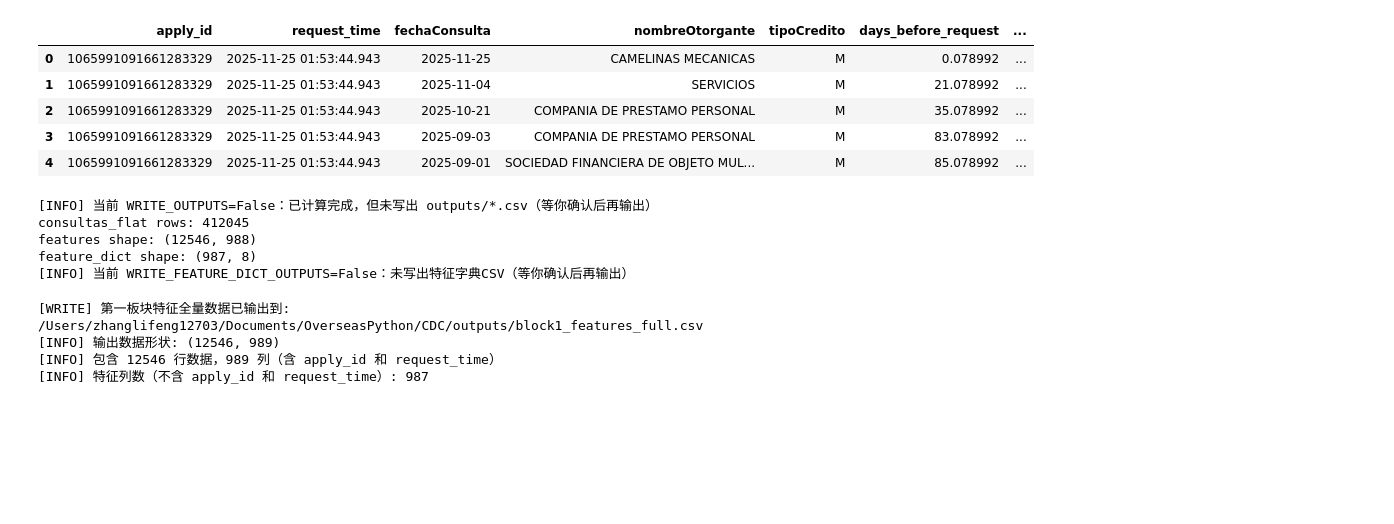
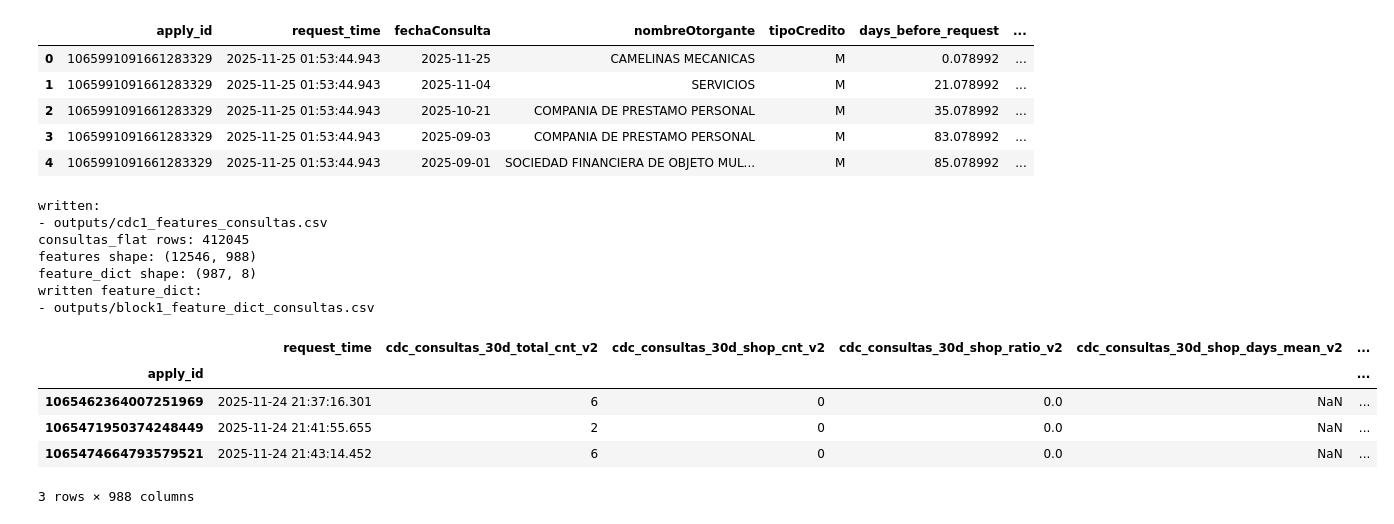
Before and after one commit to Li-Binzhuang/DataCheck, a Jupyter notebook: CDC/第一板块衍生.ipynb, the cells around one changed output. Cells and saved outputs as stored; diff of their text form; code cells hidden in the pictures; blank space fills up the shorter version.

```diff
--- a/CDC/第一板块衍生.ipynb
+++ b/CDC/第一板块衍生.ipynb
@@ -620,16 +620,18 @@ features = derive_consultas_features(  # 调用上一格定义的函数，生成
 
 # === 输出开关（默认不输出，等你确认后再改成 True）===
 WRITE_OUTPUTS = True  # True：写 outputs/*.csv；False：只在内存里生成 features/consultas_df 不落盘
+WRITE_FLAT_CSV = False  # True：输出 consultas_flat.csv；False：跳过明细表输出（只输出特征表）
 
 # 你最终只需要 2 个 outputs：
 # 1) 原始数据展开后的明细（consultas_flat.csv）
-# 2) 衍生后的特征表（features_consultas.csv）
+# 2) 衍生后的特征表（cdc1_features_consultas.csv）
 
 consultas_out_path = OUTPUT_DIR / "consultas_flat.csv"  # 定义“平铺明细表”的输出路径
-features_out_path = OUTPUT_DIR / "features_consultas.csv"  # 定义“特征表”的输出路径
+features_out_path = OUTPUT_DIR / "cdc1_features_consultas.csv"  # 定义“特征表”的输出路径
 
 if WRITE_OUTPUTS:  # 只有你确认后才真正落盘
-    consultas_df.to_csv(consultas_out_path, index=False, encoding="utf-8-sig")  # 导出明细表：index=False 不写行索引；utf-8-sig 兼容 Excel 打开
+    if WRITE_FLAT_CSV:  # 根据 WRITE_FLAT_CSV 开关决定是否输出平铺明细文件
+        consultas_df.to_csv(consultas_out_path, index=False, encoding="utf-8-sig")  # 导出明细表
 
     # 只对“衍生特征列”加前缀/后缀（request_time 不加），并写出到 CSV
     _rename_map_for_write = {c: f"cdc_{c}_v2" for c in features.columns if c != "request_time"}
@@ -645,7 +647,8 @@ if WRITE_OUTPUTS:  # 只有你确认后才真正落盘
     )
 
     print("written:")  # 打印提示：下面输出写入的文件路径
-    print("-", consultas_out_path)  # 输出明细表路径
+    if WRITE_FLAT_CSV:
+        print("-", consultas_out_path)  # 输出明细表路径
     print("-", features_out_path)  # 输出特征表路径
 else:
     print("[INFO] 当前 WRITE_OUTPUTS=False：已计算完成，但未写出 outputs/*.csv（等你确认后再输出）")
@@ -795,7 +798,7 @@ feature_dict.head(10)
 # === 导出：特征字典 CSV（3列：特征名称/中文释义/逻辑解释）===
 # 说明：你要的是每个板块各自导出一份“特征字典CSV”，用于你后续手工上下拼接。
 # 默认不写文件：你确认后把 WRITE_FEATURE_DICT_OUTPUTS 改成 True 才会写出。
-WRITE_FEATURE_DICT_OUTPUTS = False
+WRITE_FEATURE_DICT_OUTPUTS = True
 
 # 大白话：为了让“特征字典”给不熟悉字段的人也看得懂，这里补一份“原始字段 -> 中文含义”的说明。
 # 说明：只要 logic_desc 里出现字段名，我们就用“字段名=中文含义”的方式把它解释清楚。
@@ -858,41 +861,45 @@ feature_dict_3col = pd.DataFrame(
     }
 )
 
-feature_dict_out_path = OUTPUT_DIR / "feature_dict_consultas.csv"
+feature_dict_out_path = OUTPUT_DIR / "block1_feature_dict_consultas.csv"
 
 if WRITE_FEATURE_DICT_OUTPUTS:
     feature_dict_3col.to_csv(feature_dict_out_path, index=False, encoding="utf-8-sig")
     print("written feature_dict:")
     print("-", feature_dict_out_path)
 else:
     print("[INFO] 当前 WRITE_FEATURE_DICT_OUTPUTS=False：未写出特征字典CSV（等你确认后再输出）")
 
 # === 特征列名统一加前后缀（只改 features，不改特征字典）===
 FEATURE_PREFIX = "cdc_"
 FEATURE_SUFFIX = "_v2"
 
 rename_map = {
     c: f"{FEATURE_PREFIX}{c}{FEATURE_SUFFIX}"
     for c in features.columns
     if c != "request_time"
 }
 features = features.rename(columns=rename_map)
 
 # === 衍生特征统一保留2位小数（只改 features，不改特征字典；request_time 不动）===
 _round_cols = [c for c in features.columns if c != "request_time"]
 features[_round_cols] = features[_round_cols].apply(pd.to_numeric, errors="coerce").round(2)
 
 features.head(3)  # 展示前 3 行特征，便于快速确认结果
 # %% [output]
-[INFO] 当前 WRITE_OUTPUTS=False：已计算完成，但未写出 outputs/*.csv（等你确认后再输出）
+written:
+- outputs/cdc1_features_consultas.csv
 consultas_flat rows: 412045
 features shape: (12546, 988)
 feature_dict shape: (987, 8)
-[INFO] 当前 WRITE_FEATURE_DICT_OUTPUTS=False：未写出特征字典CSV（等你确认后再输出）
+written feature_dict:
+- outputs/block1_feature_dict_consultas.csv
+|  | request_time | cdc_consultas_30d_total_cnt_v2 | cdc_consultas_30d_shop_cnt_v2 | cdc_consultas_30d_shop_ratio_v2 | cdc_consultas_30d_shop_days_mean_v2 | ... |
+| apply_id |  |  |  |  |  | ... |
+| 1065462364007251969 | 2025-11-24 21:37:16.301 | 6 | 0 | 0.0 | NaN | ... |
+| 1065471950374248449 | 2025-11-24 21:41:55.655 | 2 | 0 | 0.0 | NaN | ... |
+| 1065474664793579521 | 2025-11-24 21:43:14.452 | 6 | 0 | 0.0 | NaN | ... |
-[WRITE] 第一板块特征全量数据已输出到: /Users/zhanglifeng12703/Documents/OverseasPython/CDC/outputs/block1_features_full.csv
-[INFO] 输出数据形状: (12546, 989)
-[INFO] 包含 12546 行数据，989 列（含 apply_id 和 request_time）
-[INFO] 特征列数（不含 apply_id 和 request_time）: 987
+3 rows × 988 columns
 # %%
 # TODO（衍生报告：把评估结果写进一个 Excel，多 sheet）
 # 大白话：你确认了“评估结果要写进一个 Excel 作为衍生报告”，所以这一格会把本 notebook 的评估输出落盘。
```
Also changed, not shown: 17 other files.
